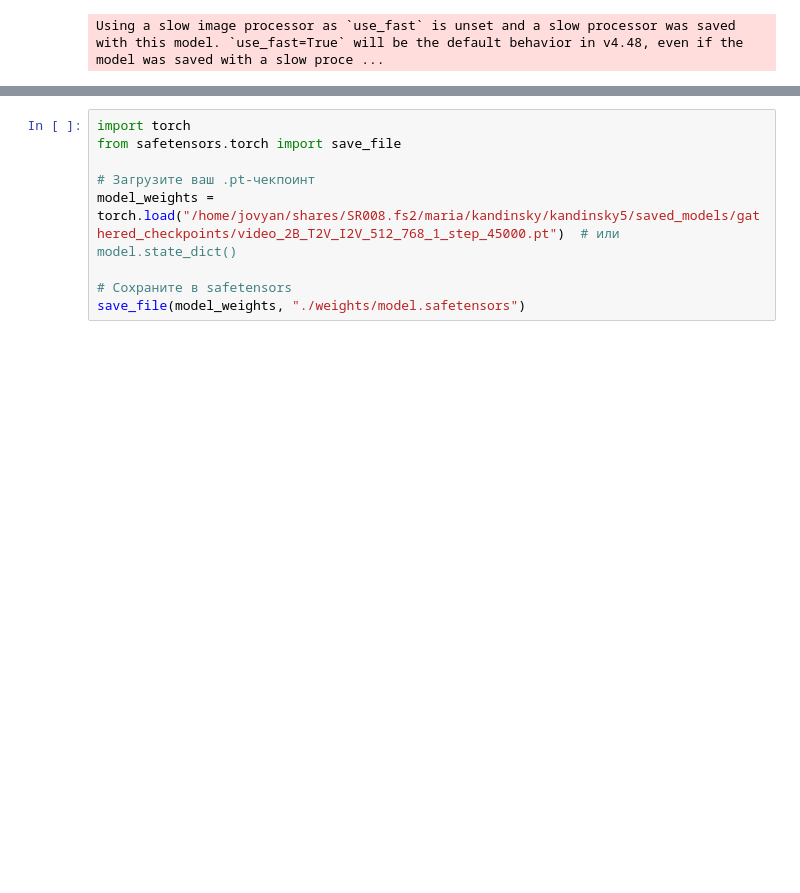
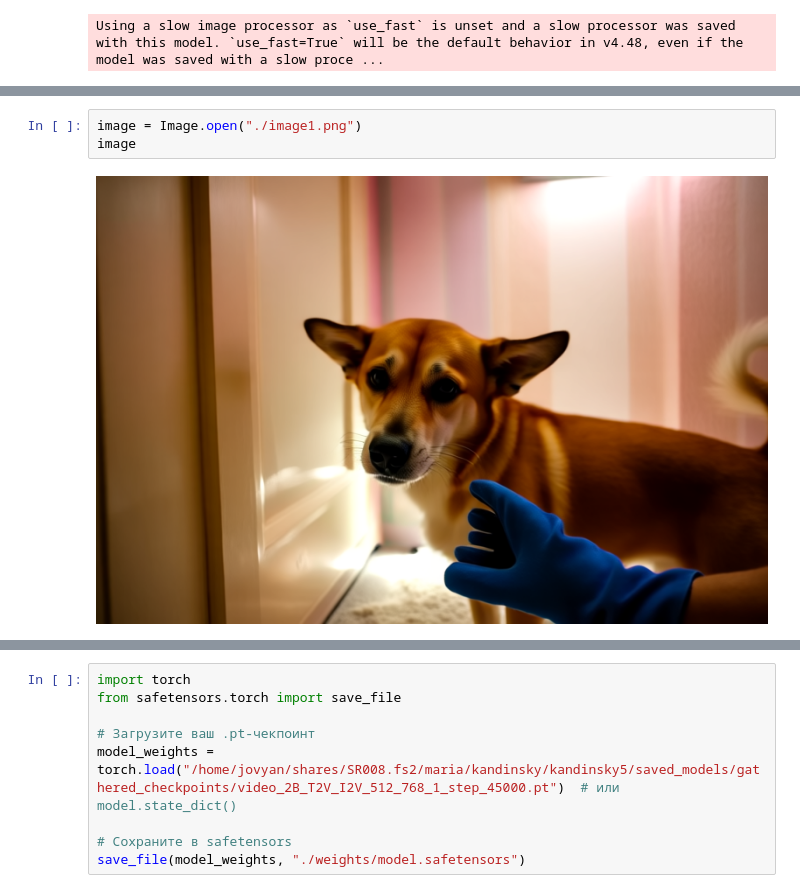
Before and after one commit to ai-forever/Kandinsky-5, a Jupyter notebook: inference_example.ipynb, the cells around one changed output, grey strips where cells are left out. Drawn from its saved outputs; the diff is of its cells as text; blank space fills up the shorter version.

```diff
--- a/inference_example.ipynb
+++ b/inference_example.ipynb
@@ -58,0 +54,5 @@ Video('./test1.mp4')
+# %%
+image = Image.open("./image1.png")
+image
+# %% [output]
+[figure, added]
```
Also changed, not shown: parts of 19 cells of this notebook, 3 other files.
